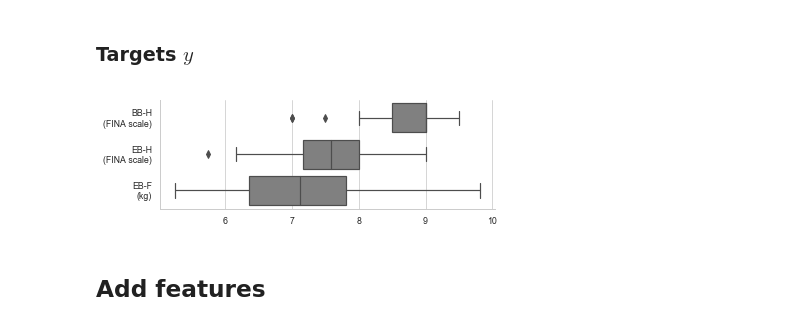
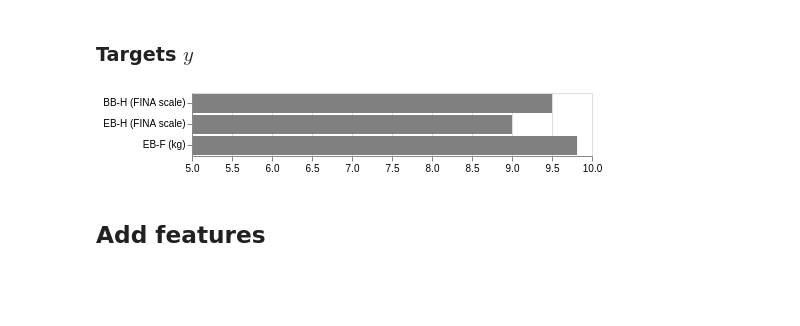
Before and after one commit to romainmartinez/synchro, a Jupyter notebook: synchro.ipynb, the cells around one changed output. Drawn from its saved outputs; the diff is of its cells as text; code cells hidden in the pictures; blank space fills up the shorter version.

```diff
--- a/synchro.ipynb
+++ b/synchro.ipynb
@@ -147,18 +125,29 @@ v.figure.savefig("./share/fig/X.png", dpi=300)
 # %% [markdown]
 ### Targets $y$
-# %%
-# v = sns.violinplot(scale="count", split=True, color="grey", inner="box", data=y)
-plt.figure(figsize=(6, 2))
-v = sns.boxplot(color="grey", orient='h', data=y)
-v.set(
-    xlabel="",
-    ylabel="",
-    yticklabels=["BB-H\n(FINA scale)", "EB-H\n(FINA scale)", "EB-F\n(kg)"],
-)
-sns.despine()
-plt.savefig('./share/fig/y.png', dpi=300)
-# %% [output]
-[figure, removed]
+# %%
+test_cols_renamed = {
+    "BB-H": "BB-H (FINA scale)",
+    "EB-H": "EB-H (FINA scale)",
+    "EB-F": "EB-F (kg)",
+}
+
+test_cols_order = ["BB-H (FINA scale)", "EB-H (FINA scale)", "EB-F (kg)"]
+
+(
+    alt.Chart(y.rename(columns=test_cols_renamed).melt())
+    .mark_bar(color="grey")
+    .encode(
+        alt.X(
+            "value",
+            title="",
+            scale=alt.Scale(zero=False),
+            axis=alt.Axis(labelFlush=False),
+        ),
+        alt.Y("variable", title=None, scale=alt.Scale(domain=test_cols_order)),
+    )
+)
+# %% [output]
+[figure, added]
 # %% [markdown]
 ## Add features
 # %% [markdown]
```
Also changed, not shown: parts of 57 cells of this notebook, 5 other files.
